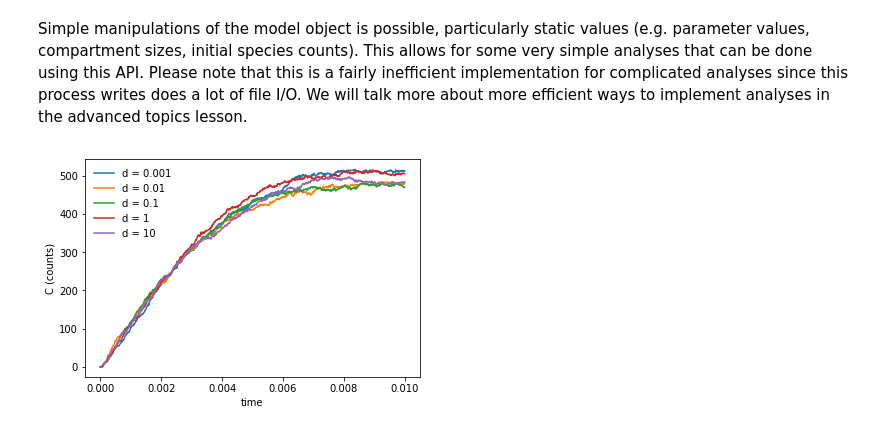
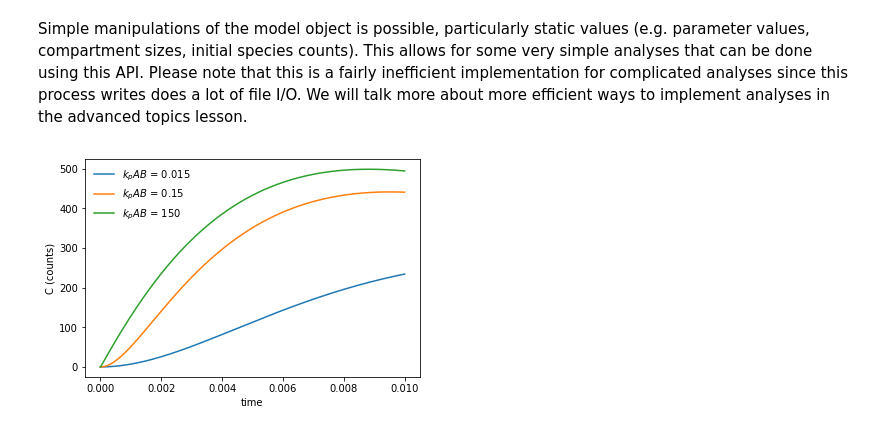
Before and after one commit to mcellteam/Workshop_2021, a Jupyter notebook: bionetgen/pybionetgen/pybng.ipynb, the cells around one changed output. Drawn from its saved outputs; the diff is of its cells as text; code cells hidden in the pictures.

```diff
--- a/bionetgen/pybionetgen/pybng.ipynb
+++ b/bionetgen/pybionetgen/pybng.ipynb
@@ -173,15 +173,14 @@ compartment name: O2V, dimensionality: 3, size: 0.0335
 # %% [markdown]
 Simple manipulations of the model object is possible, particularly static values (e.g. parameter values, compartment sizes, initial species counts). This allows for some very simple analyses that can be done using this API. Please note that this is a fairly inefficient implementation for complicated analyses since this process writes does a lot of file I/O. We will talk more about more efficient ways to implement analyses in the advanced topics lesson.
 # %%
-model.add_action("simulate", action_args=[("method","ssa"),("t_end",0.01),("n_steps",1000)])
-for i in [0.001,0.01,0.1,1,10]:
-    model.parameters.d = i
+model.add_action("simulate", action_args=[("method","ode"),("t_end",0.01),("n_steps",1000)])
+for i in [0.015,0.15,150]:
+    model.parameters.kp_AB = i
     # run can also take a model object as an argument
     result = bionetgen.run(model, suppress=True)
-    r = result[0]
-    plt.plot(r['time'], r['C'], label=f"d = {i}")
+    plt.plot(result[0]['time'], result[0]['C'], label="$k_{p} AB$ = "+f"{i}")
 _ = plt.xlabel("time")
 _ = plt.ylabel("C (counts)")
 _ = plt.legend(frameon=False)
 # %% [output]
-[figure, old version]
+[figure, new version]
```
Also changed, not shown: parts of 5 cells of this notebook.
